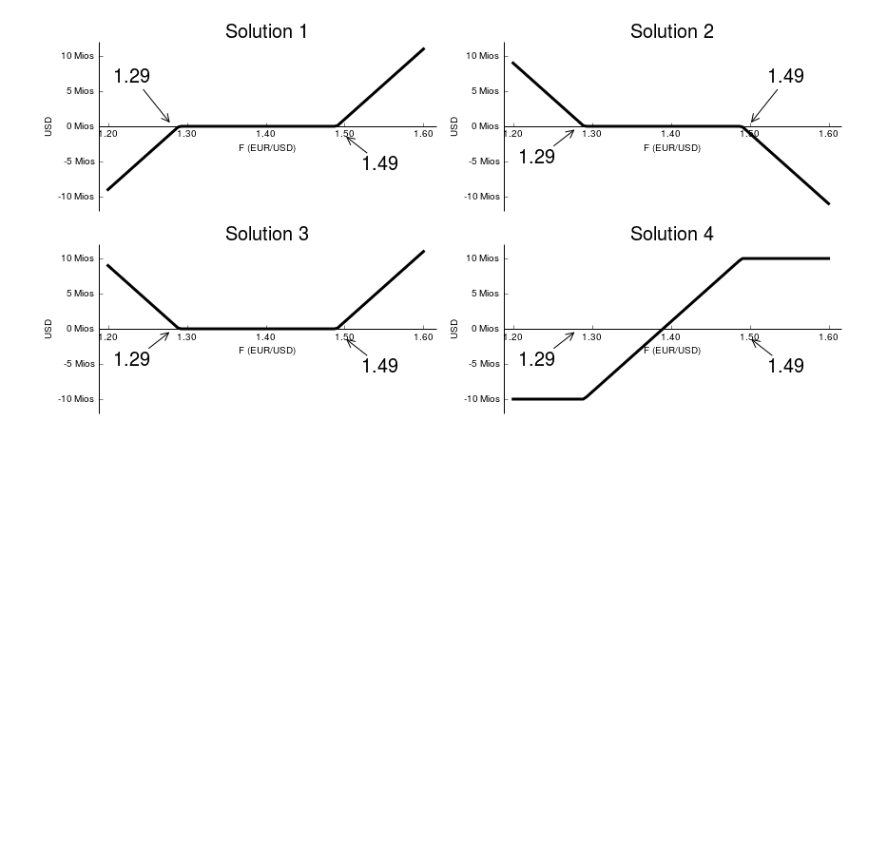
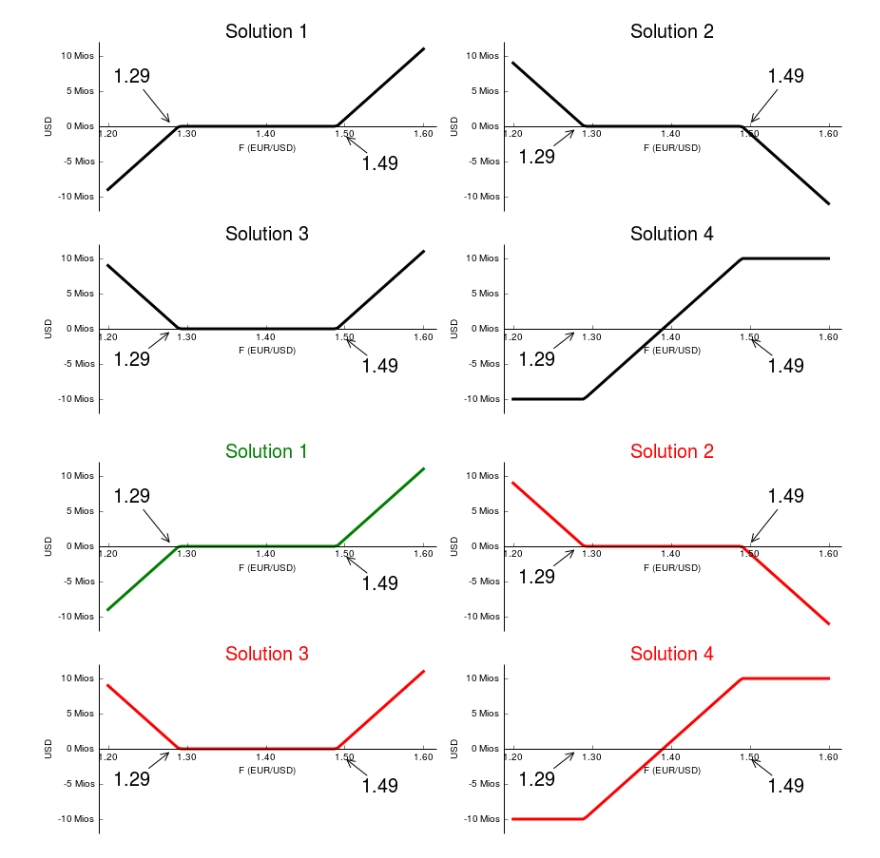
Before and after one commit to rguillemot/Formation_Finance, a Jupyter notebook: Forex_Credit_Equity/notebook/Probleme Risk Reversal.ipynb, the cells around one changed output. Saved outputs shown, nothing was run; the diff lists cells and outputs as text; code cells hidden in the pictures; blank space fills up the shorter version.

```diff
--- a/Forex_Credit_Equity/notebook/Probleme Risk Reversal.ipynb
+++ b/Forex_Credit_Equity/notebook/Probleme Risk Reversal.ipynb
@@ -75,7 +75,7 @@ def format_graph(ax,x,y,KMin,KMax,PMin,PMax,title,xtitle,ytitle,color,delta=Fals
         ax.yaxis.set_major_formatter(FuncFormatter(yfunc_delta))
     else:
         ax.yaxis.set_major_formatter(FuncFormatter(yfunc))
-    ax.set_title(title,fontsize=20)
+    ax.set_title(title,fontsize=20,color=color)
     ax.set_xlabel(xtitle)
     ax.set_ylabel(ytitle)
     ax.plot(x,y,color=color,linewidth=3)
@@ -84,7 +84,7 @@ def delta_EUR_USD(K):
     delta = BSDelta(S,K,T,1,rUSD,rEUR-m,vol)+BSDelta(S,K,T,-1,rUSD,rEUR-m,vol)
     return delta
 
-def risk_reversal(filename):
+def risk_reversal(filename,solution=False):
     fig,((ax1,ax2),(ax3,ax4)) = plt.subplots(2,2,figsize=(14,7))
 
     EURUSD = np.linspace(KMin, KMax, 100)
@@ -93,7 +93,10 @@ def risk_reversal(filename):
     payoff3=[max(NEUR*s-NUSDCall,0)+max(NUSDPut-NEUR*s,0) for s in EURUSD]
     payoff4=[max(NEUR*s-NUSDPut,0)-max(NEUR*s-NUSDCall,0)-NEUR/10 for s in EURUSD]
 
-    format_graph(ax1,EURUSD,payoff1,KMin,KMax,PMin,PMax,u'Solution 1','F (EUR/USD)','USD','black')
+    if solution:
+        format_graph(ax1,EURUSD,payoff1,KMin,KMax,PMin,PMax,u'Solution 1','F (EUR/USD)','USD','green')
+    else:
+        format_graph(ax1,EURUSD,payoff1,KMin,KMax,PMin,PMax,u'Solution 1','F (EUR/USD)','USD','black')
     ax1.annotate(u'1.49', xy=(KCall+0.01, -1300000),  xycoords='data',
                 xytext=(+20, -40), textcoords='offset points',size=20,
                 arrowprops=dict(arrowstyle="->",facecolor='black'),
@@ -105,7 +108,10 @@ def risk_reversal(filename):
                 horizontalalignment='right', verticalalignment='bottom',
                 )
 
-    format_graph(ax2,EURUSD,payoff2,KMin,KMax,PMin,PMax,u'Solution 2','F (EUR/USD)','USD','black')
+    if solution:
+        format_graph(ax2,EURUSD,payoff2,KMin,KMax,PMin,PMax,u'Solution 2','F (EUR/USD)','USD','red')
+    else:
+        format_graph(ax2,EURUSD,payoff2,KMin,KMax,PMin,PMax,u'Solution 2','F (EUR/USD)','USD','black')
     ax2.annotate(u'1.49', xy=(KCall+0.01, 300000),  xycoords='data',
                 xytext=(+20, +40), textcoords='offset points',size=20,
                 arrowprops=dict(arrowstyle="->",facecolor='black'),
@@ -117,7 +123,10 @@ def risk_reversal(filename):
                 horizontalalignment='right', verticalalignment='bottom',
                 )
 
-    format_graph(ax3,EURUSD,payoff3,KMin,KMax,PMin,PMax,u'Solution 3','F (EUR/USD)','USD','black')
+    if solution:
+        format_graph(ax3,EURUSD,payoff3,KMin,KMax,PMin,PMax,u'Solution 3','F (EUR/USD)','USD','red')
+    else:
+        format_graph(ax3,EURUSD,payoff3,KMin,KMax,PMin,PMax,u'Solution 3','F (EUR/USD)','USD','black')
     ax3.annotate(u'1.49', xy=(KCall+0.01, -1300000),  xycoords='data',
                 xytext=(+20, -40), textcoords='offset points',size=20,
                 arrowprops=dict(arrowstyle="->",facecolor='black'),
@@ -129,8 +138,10 @@ def risk_reversal(filename):
                 horizontalalignment='right', verticalalignment='bottom',
                 )
 
-
-    format_graph(ax4,EURUSD,payoff4,KMin,KMax,PMin,PMax,u'Solution 4','F (EUR/USD)','USD','black')
+    if solution:
+        format_graph(ax4,EURUSD,payoff4,KMin,KMax,PMin,PMax,u'Solution 4','F (EUR/USD)','USD','red')
+    else:
+        format_graph(ax4,EURUSD,payoff4,KMin,KMax,PMin,PMax,u'Solution 4','F (EUR/USD)','USD','black')
     ax4.annotate(u'1.49', xy=(KCall+0.01, -1300000),  xycoords='data',
                 xytext=(+20, -40), textcoords='offset points',size=20,
                 arrowprops=dict(arrowstyle="->",facecolor='black'),
@@ -148,2 +159,6 @@ risk_reversal('..\\figures\\probleme_rr_payoff.png')
 # %% [output]
 [figure]
+# %%
+risk_reversal('../figures/probleme_rr_payoff_sol.png',True)
+# %% [output]
+[figure, added]
```
Also changed, not shown: parts of 1 cell of this notebook, 5 other files.
